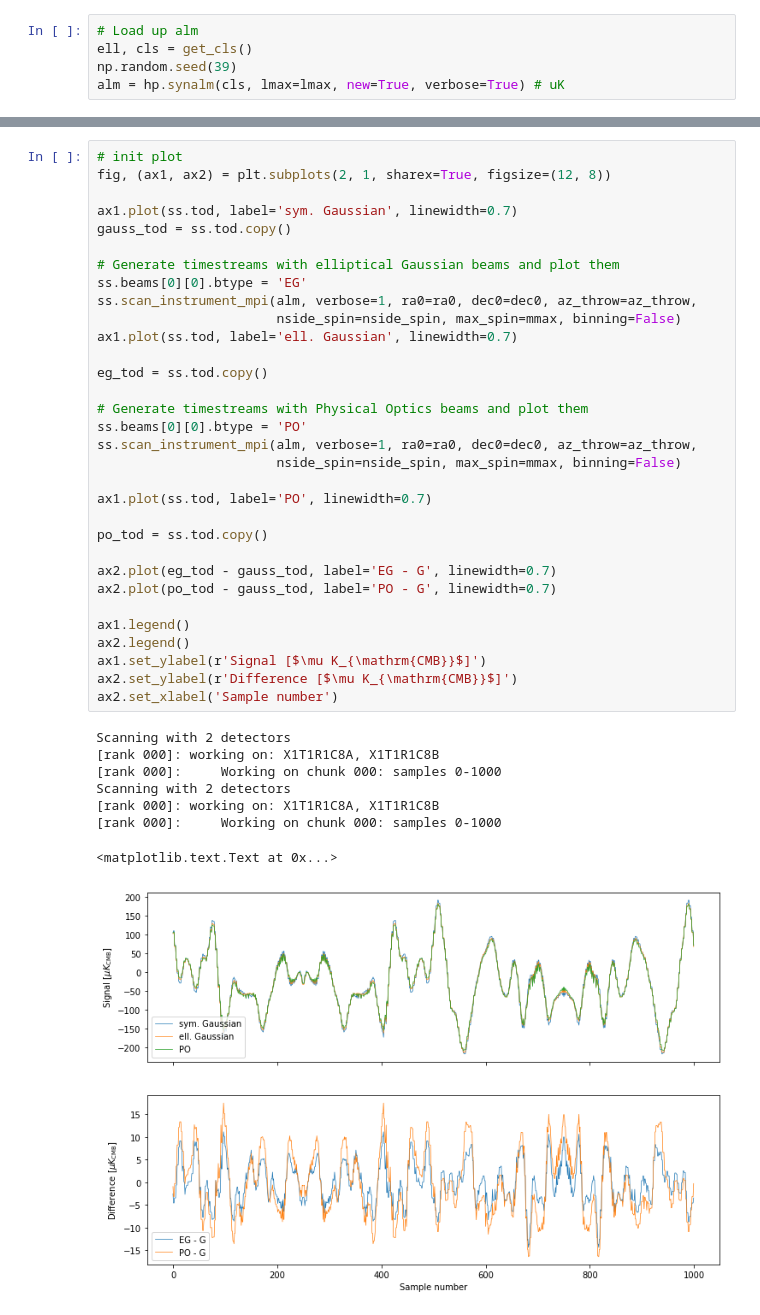
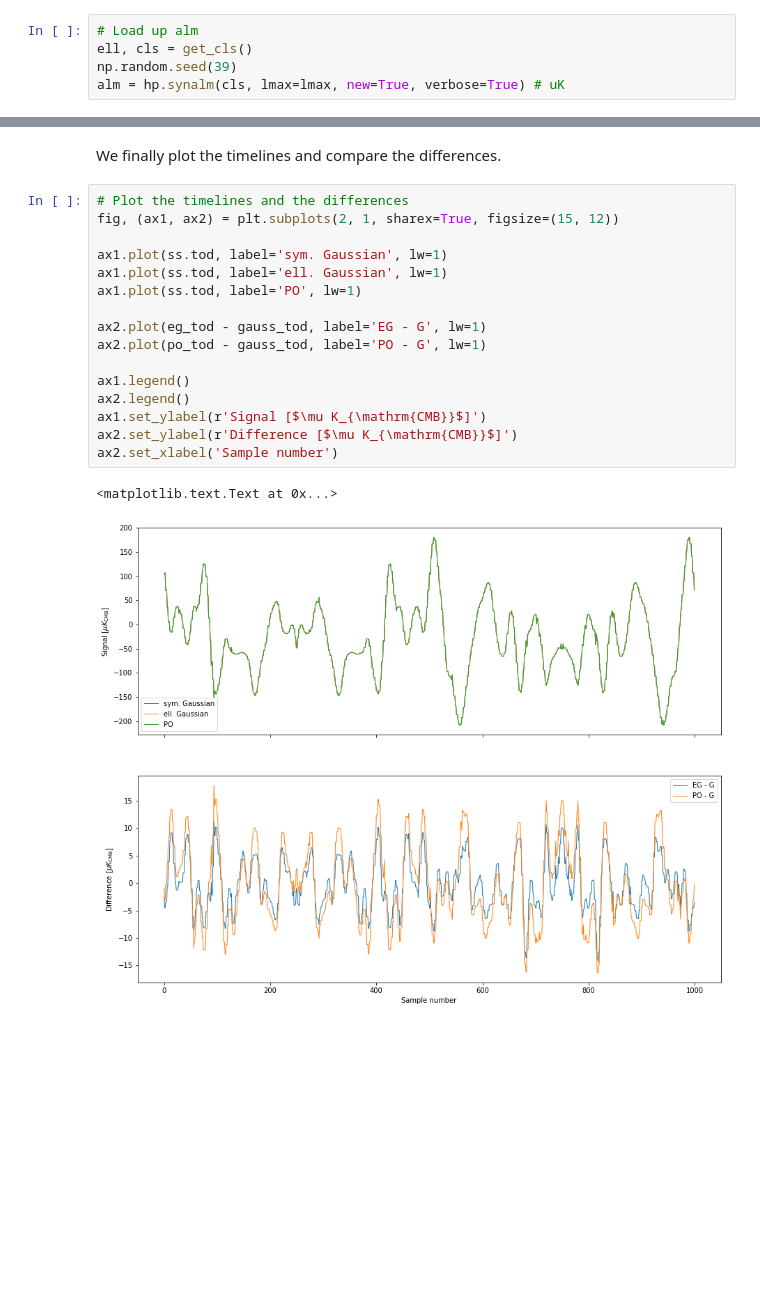
Before and after one commit to AdriJD/beamconv, a Jupyter notebook: notebooks/single_detector.ipynb, the cells around one changed output, grey strips where cells are left out. Cells and saved outputs as stored; diff of their text form; blank space fills up the shorter version.

Commit message:
adding more text for context

```diff
--- a/notebooks/single_detector.ipynb
+++ b/notebooks/single_detector.ipynb
@@ -84,41 +105,21 @@ Scanning with 2 detectors
+# %% [markdown]
+We finally plot the timelines and compare the differences.
 # %%
-# init plot
-fig, (ax1, ax2) = plt.subplots(2, 1, sharex=True, figsize=(12, 8))
+# Plot the timelines and the differences
+fig, (ax1, ax2) = plt.subplots(2, 1, sharex=True, figsize=(15, 12))
 
-ax1.plot(ss.tod, label='sym. Gaussian', linewidth=0.7)
-gauss_tod = ss.tod.copy()
+ax1.plot(ss.tod, label='sym. Gaussian', lw=1)
+ax1.plot(ss.tod, label='ell. Gaussian', lw=1)
+ax1.plot(ss.tod, label='PO', lw=1)
 
-# Generate timestreams with elliptical Gaussian beams and plot them
-ss.beams[0][0].btype = 'EG'
-ss.scan_instrument_mpi(alm, verbose=1, ra0=ra0, dec0=dec0, az_throw=az_throw,
-                       nside_spin=nside_spin, max_spin=mmax, binning=False)
-ax1.plot(ss.tod, label='ell. Gaussian', linewidth=0.7)
-
-eg_tod = ss.tod.copy()
-
-# Generate timestreams with Physical Optics beams and plot them
-ss.beams[0][0].btype = 'PO'
-ss.scan_instrument_mpi(alm, verbose=1, ra0=ra0, dec0=dec0, az_throw=az_throw,
-                       nside_spin=nside_spin, max_spin=mmax, binning=False)
-
-ax1.plot(ss.tod, label='PO', linewidth=0.7)
-
-po_tod = ss.tod.copy()
-
-ax2.plot(eg_tod - gauss_tod, label='EG - G', linewidth=0.7)
-ax2.plot(po_tod - gauss_tod, label='PO - G', linewidth=0.7)
+ax2.plot(eg_tod - gauss_tod, label='EG - G', lw=1)
+ax2.plot(po_tod - gauss_tod, label='PO - G', lw=1)
 
 ax1.legend()
 ax2.legend()
 ax1.set_ylabel(r'Signal [$\mu K_{\mathrm{CMB}}$]')
 ax2.set_ylabel(r'Difference [$\mu K_{\mathrm{CMB}}$]')
 ax2.set_xlabel('Sample number')
 # %% [output]
-Scanning with 2 detectors
-[rank 000]: working on: X1T1R1C8A, X1T1R1C8B
-[rank 000]:     Working on chunk 000: samples 0-1000
-Scanning with 2 detectors
-[rank 000]: working on: X1T1R1C8A, X1T1R1C8B
-[rank 000]:     Working on chunk 000: samples 0-1000
+<matplotlib.text.Text at 0x...>
-<matplotlib.text.Text at 0x...>
-[figure, old version]
+[figure, new version]
```
Also changed, not shown: parts of 14 cells of this notebook, 2 other files.
